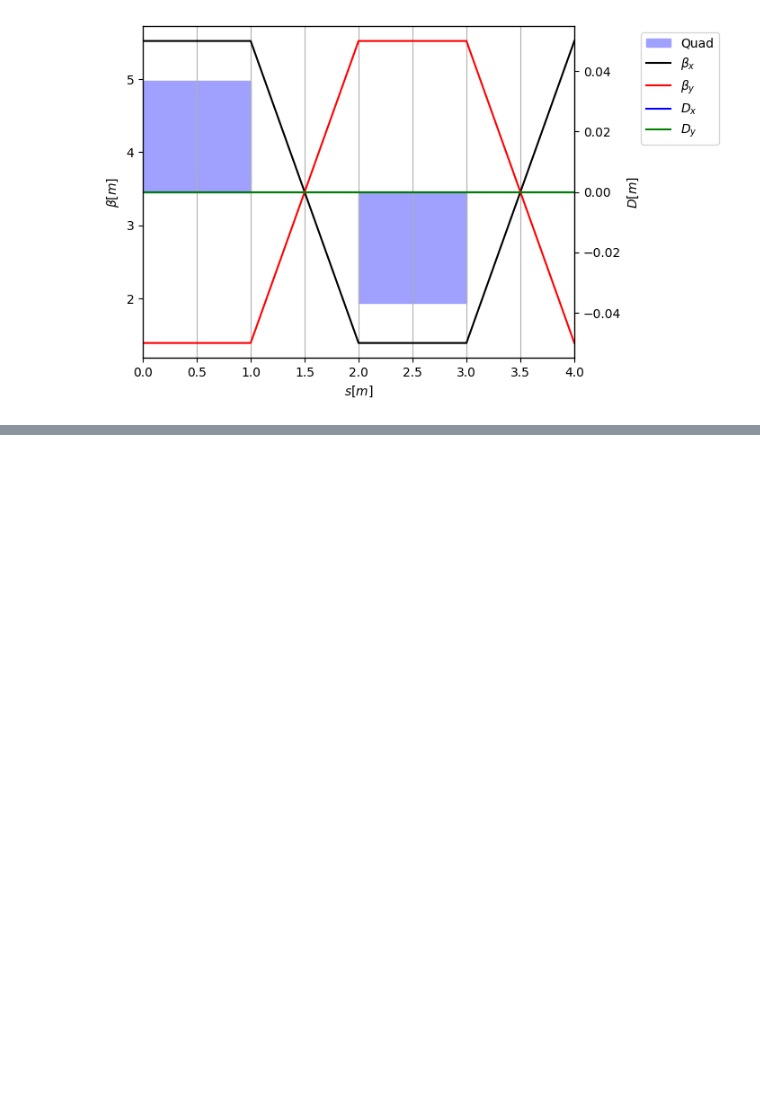
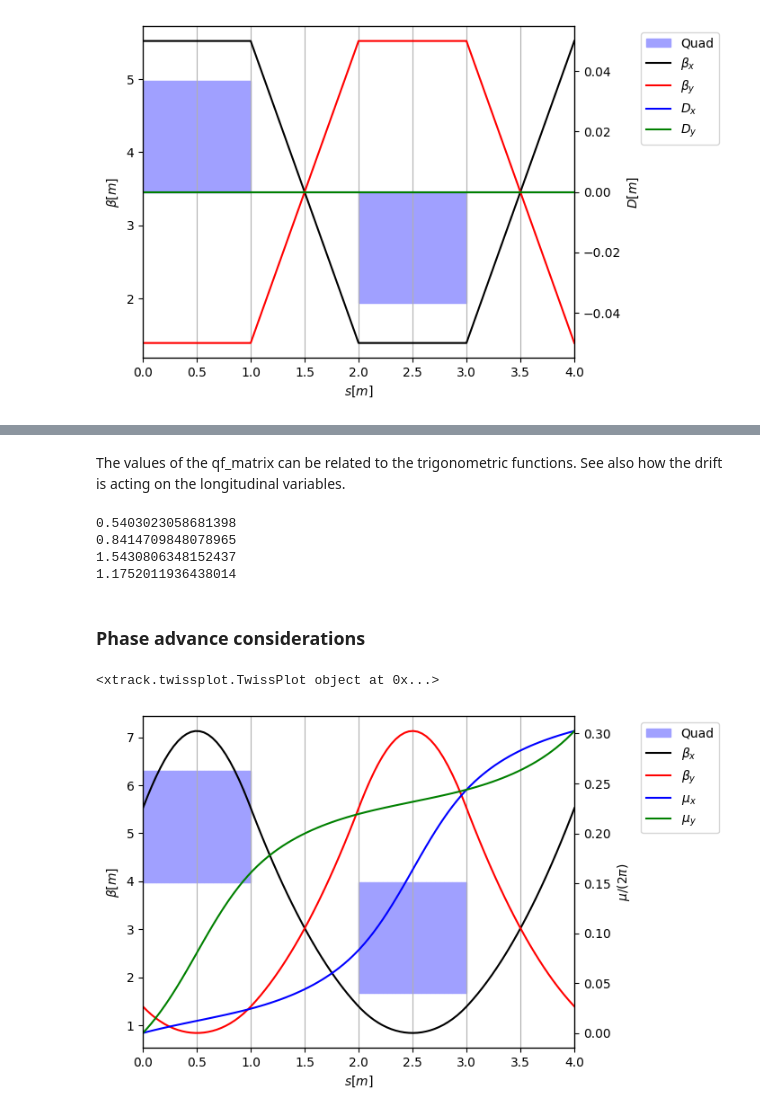
Before and after one commit to sterbini/AAP_CAS, a Jupyter notebook: 000_example.ipynb, the cells around one changed output, grey strips where cells are left out. Saved outputs shown, nothing was run; the diff lists cells and outputs as text; code cells hidden in the pictures; blank space fills up the shorter version.

```diff
--- a/000_example.ipynb
+++ b/000_example.ipynb
@@ -4,17 +13,25 @@ import xtrack as xt
 # Create an environment
 env = xt.Environment()
 
+# Define a variable in the environment
 env['k1'] = 1
 
-# Build the simplest stable lattice
-line = env.new_line(components=[
+# Define the components of the lattice
+my_components = [
+    # a marker at the beginning of the lattice
+    env.new('start', xt.Marker),
     # a quadrupole of length of 1 [m] and k1 equal to 1 [1/m^2]
-    env.new('mqf', xt.Quadrupole, length=1, k1='k1'),
+    env.new('qf', xt.Quadrupole, length=1, k1='k1',k1s=0.0),
     # a drift of length of 1 [m]
     env.new('drift_1',  xt.Drift, length=1),
-    env.new('mqd', xt.Quadrupole, length=1, k1='-k1'),
+    env.new('qd', xt.Quadrupole, length=1, k1='-k1'),
     env.new('drift_2',  xt.Drift, length=1),
-])
+    # a marker at the end of the lattice
+    env.new('end', xt.Marker),
+]
+
+# Build the simplest stable lattice
+line = env.new_line(components=my_components)
 
 # Define reference particle
-line.particle_ref = xt.Particles(p0c=20e9, mass0=xt.PROTON_MASS_EV)
+line.particle_ref = xt.Particles(p0c=7e12, mass0=xt.PROTON_MASS_EV)
@@ -31,0 +106,24 @@ array([[-3.10601663,  5.22474317],
+# %% [markdown]
+The values of the qf_matrix can be related to the trigonometric functions. See also how the drift is acting on the longitudinal variables.
+# %%
+print(f'''
+{np.cos(1)}
+{np.sin(1)}
+{np.cosh(1)}
+{np.sinh(1)}
+''')
+# %% [output]
+0.5403023058681398
+0.8414709848078965
+1.5430806348152437
+1.1752011936438014
+# %% [markdown]
+### Phase advance considerations
+# %%
+# we added some points to the line
+line.cut_at_s(np.linspace(0, 4, 100))
+my_twiss = line.twiss4d()
+my_twiss.plot(yl = 'betx bety', yr = 'mux muy')
+# %% [output]
+<xtrack.twissplot.TwissPlot object at 0x...>
+[figure, added]
```
Also changed, not shown: parts of 28 cells of this notebook.
